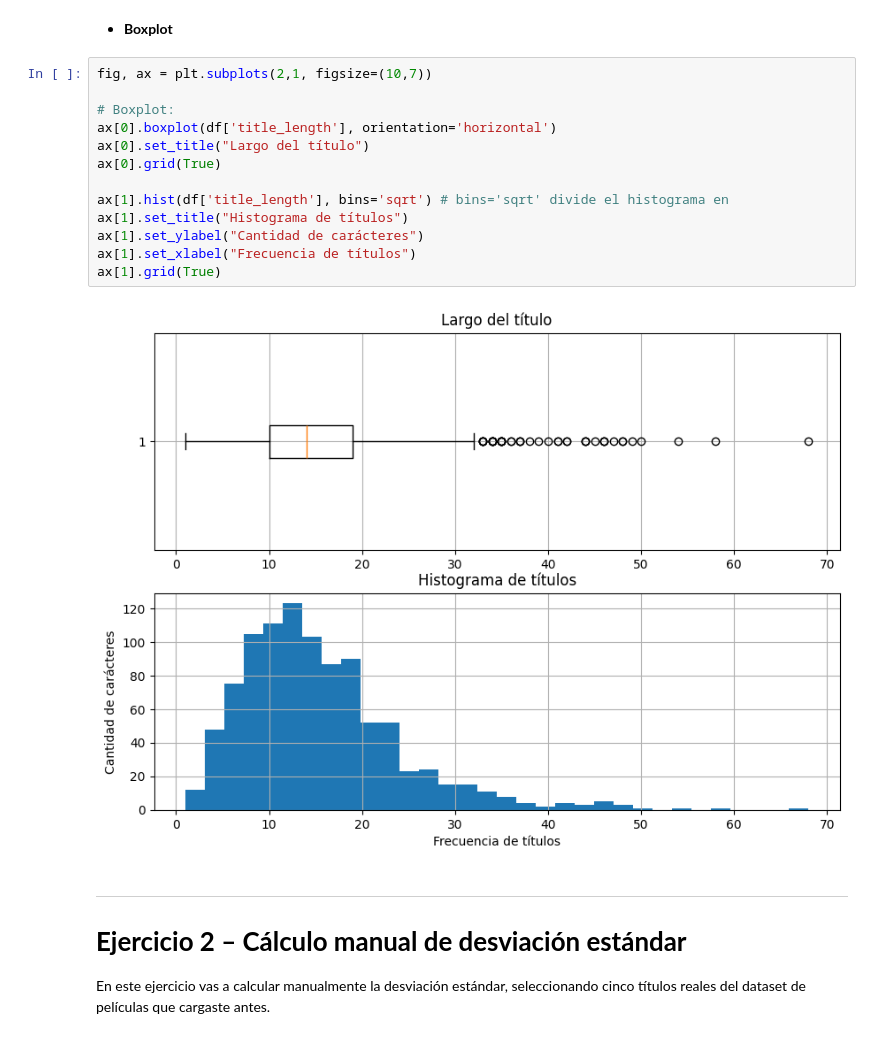
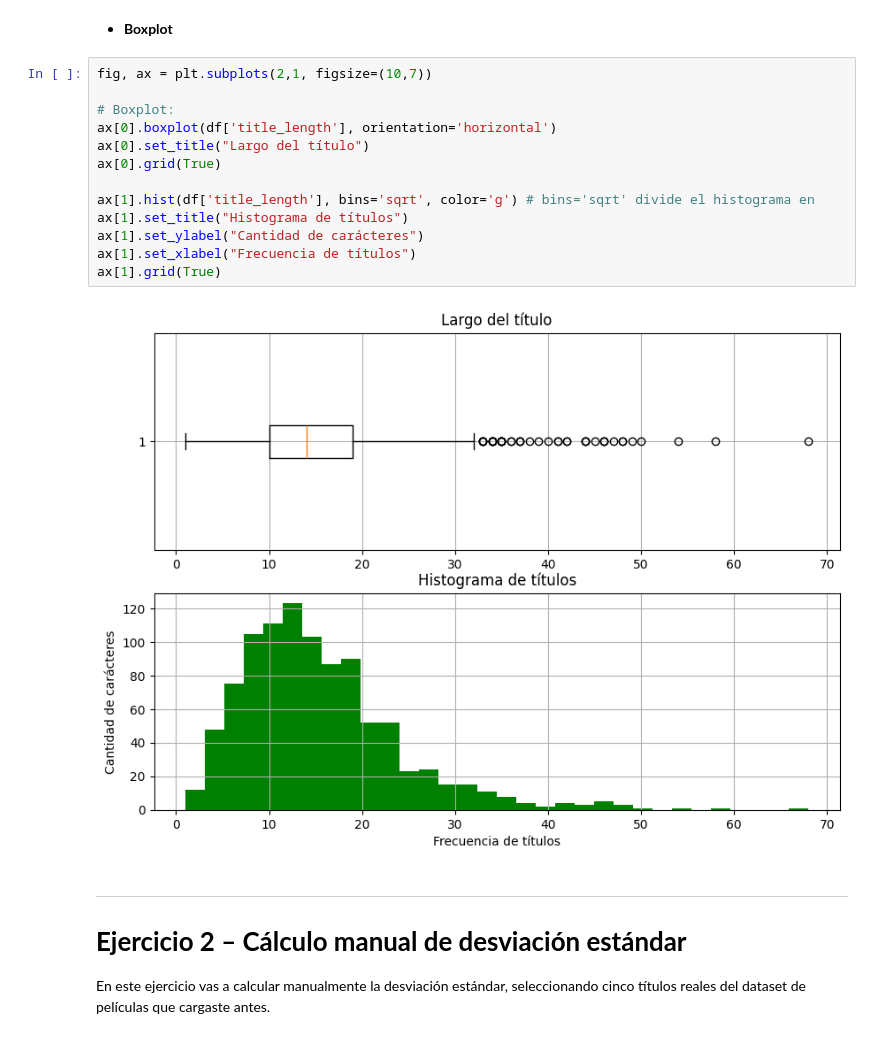
Before and after one commit to 4GeeksAcademy/-cristina-chico_Descriptive_Statistics, a Jupyter notebook: notebook/problems.es.ipynb, the cells around one changed output. Drawn from its saved outputs; the diff is of its cells as text.

```diff
--- a/notebook/problems.es.ipynb
+++ b/notebook/problems.es.ipynb
@@ -114,18 +129,18 @@ guardar link de hist
 # %%
 fig, ax = plt.subplots(2,1, figsize=(10,7))
 
 # Boxplot:
 ax[0].boxplot(df['title_length'], orientation='horizontal')
 ax[0].set_title("Largo del título")
 ax[0].grid(True)
 
-ax[1].hist(df['title_length'], bins='sqrt') # bins='sqrt' divide el histograma en
+ax[1].hist(df['title_length'], bins='sqrt', color='g') # bins='sqrt' divide el histograma en
 ax[1].set_title("Histograma de títulos")
 ax[1].set_ylabel("Cantidad de carácteres")
 ax[1].set_xlabel("Frecuencia de títulos")
 ax[1].grid(True)
 # %% [output]
-[figure, old version]
+[figure, new version]
 # %% [markdown]
 ---
 
```
Also changed, not shown: parts of 12 cells of this notebook.
